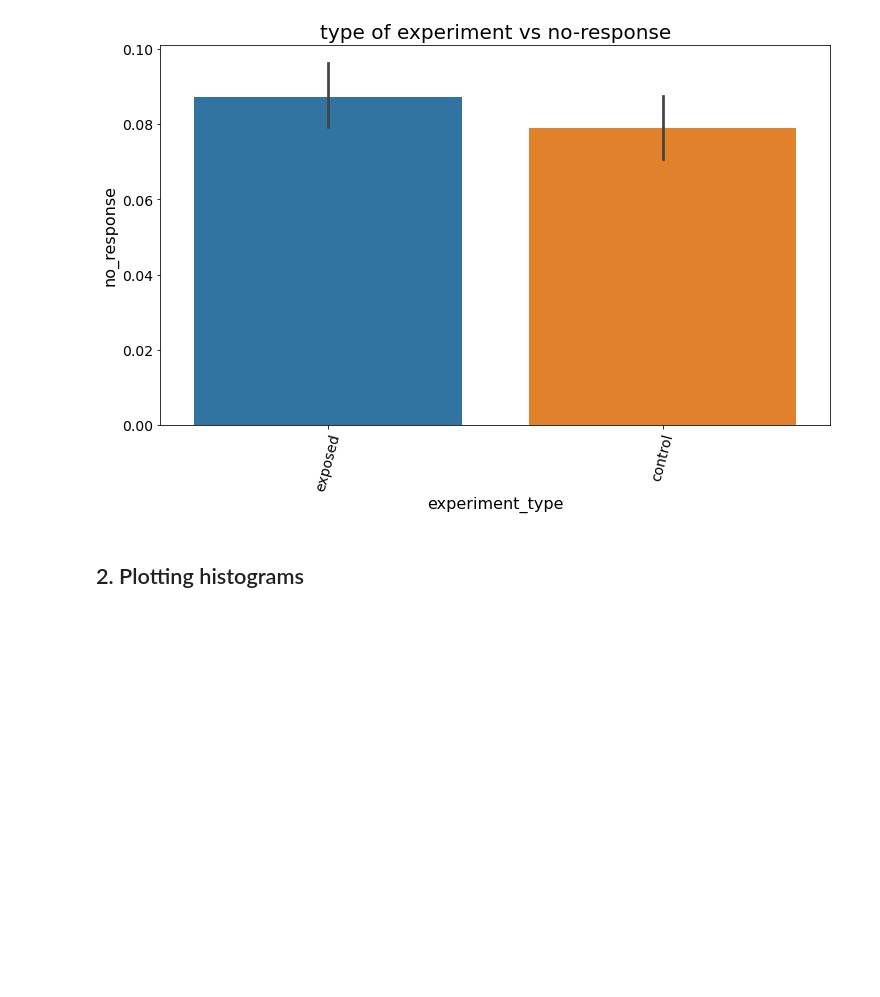
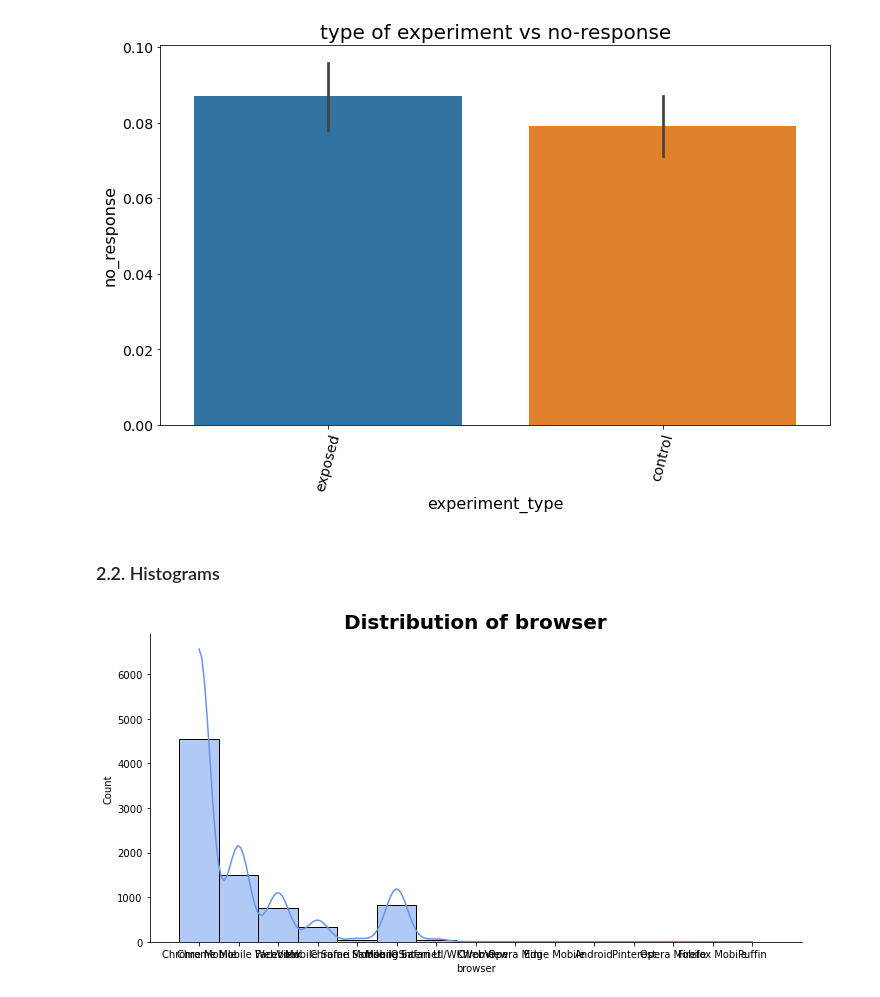
Before and after one commit to Group-6-10Academy/smart_ad_ABtesting, a Jupyter notebook: notebooks/EDA.ipynb, the cells around one changed output. Cells and saved outputs as stored; diff of their text form; code cells hidden in the pictures; blank space fills up the shorter version.

Commit message:
added counts, histograms, scatterplot

```diff
--- a/notebooks/EDA.ipynb
+++ b/notebooks/EDA.ipynb
@@ -101,4 +105,10 @@ my_plot.plot_bar(my_plot, raw, 'experiment', 'no', "type of experiment vs no-res
 # %% [output]
 [figure]
 # %% [markdown]
-## 2. Plotting histograms
+### 2.2. Histograms
+# %%
+# histogram on the browser column
+
+my_plot.plot_hist(my_plot, raw, 'browser')
+# %% [output]
+[figure, added]
```
Also changed, not shown: parts of 20 cells of this notebook.
